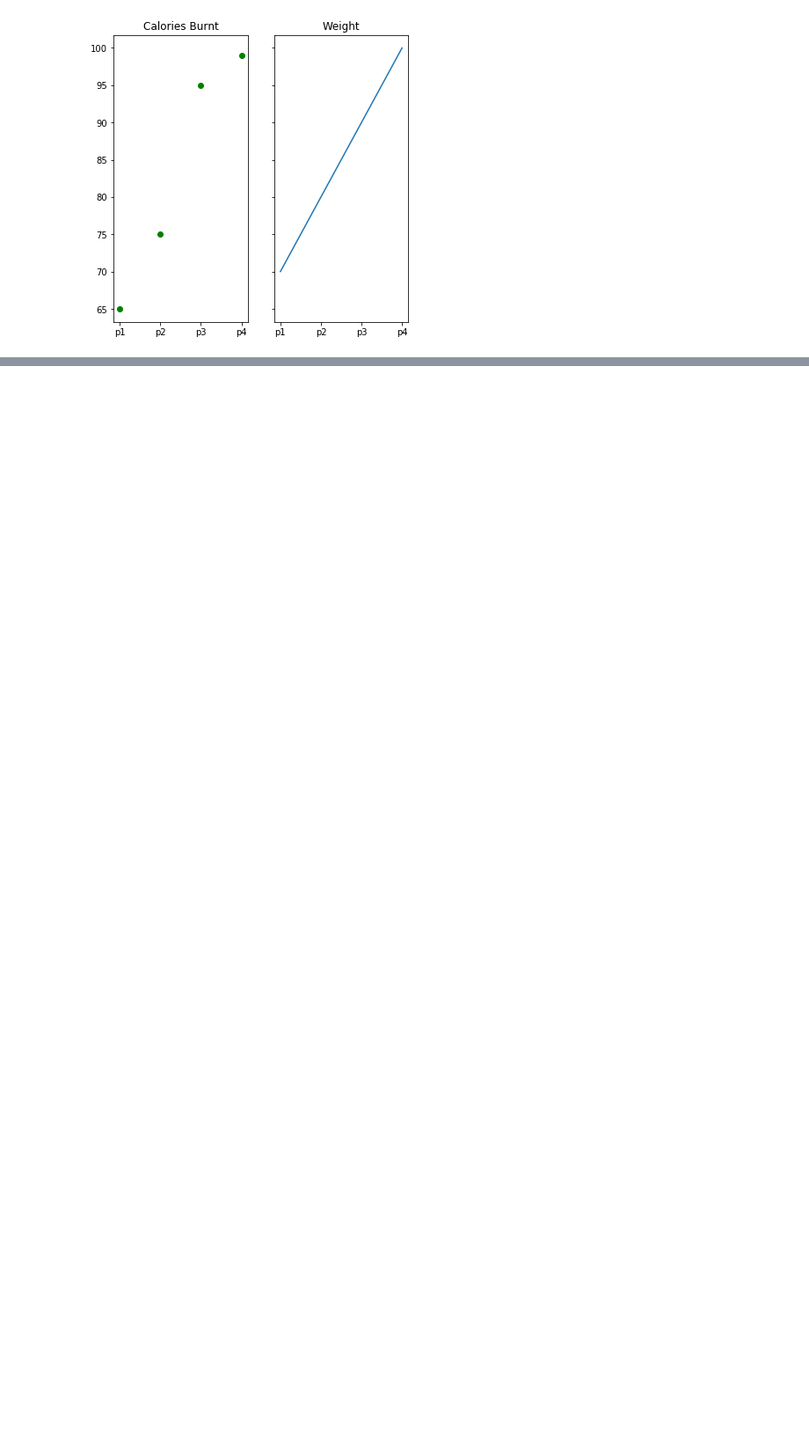
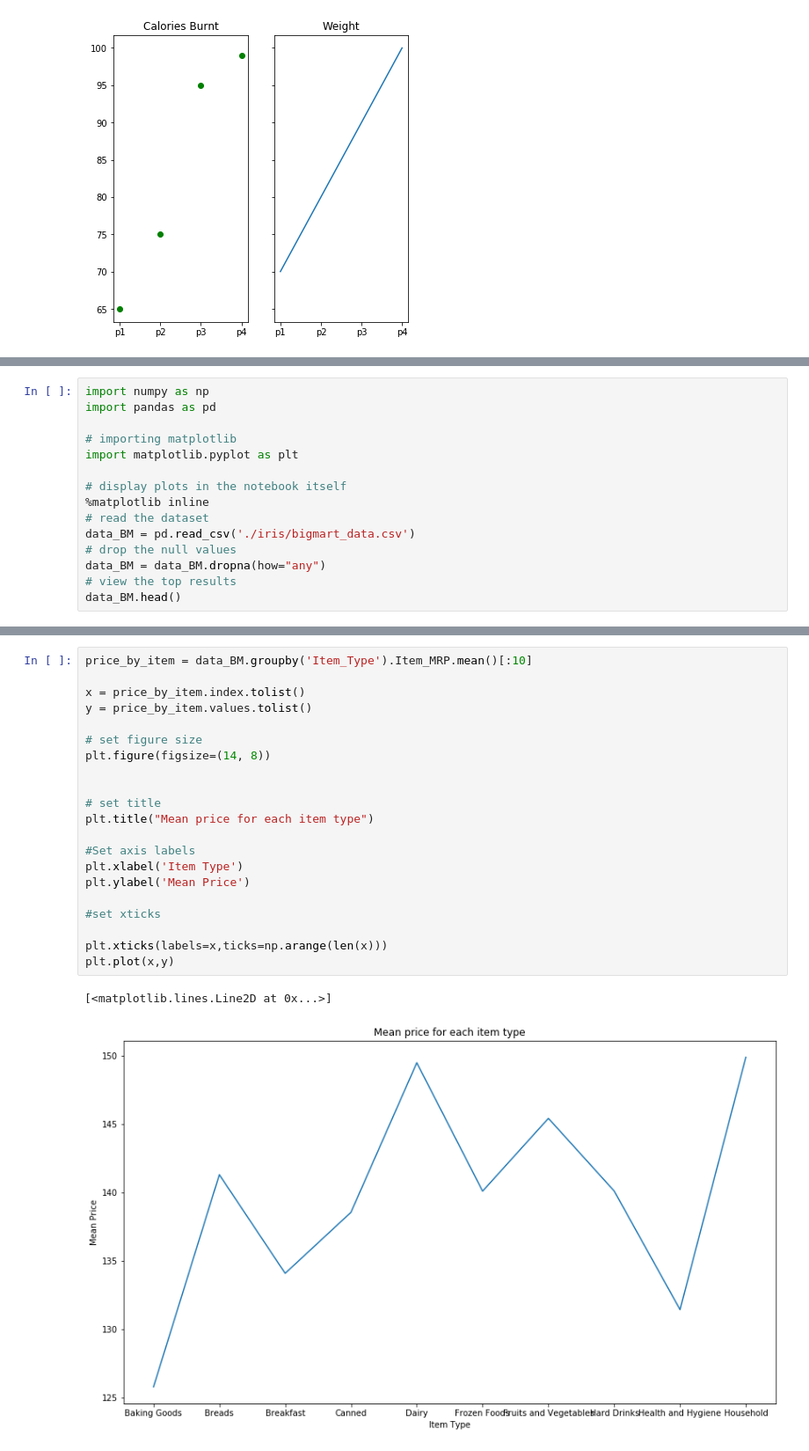
Before and after one commit to sntshred/DataScience, a Jupyter notebook: Operators.ipynb, the cells around one changed output, grey strips where cells are left out. Shown: that part at 88% size. Saved outputs shown, nothing was run; the diff lists cells and outputs as text; blank space fills up the shorter version.

Commit message:
basics of matplotlib compilation

```diff
--- a/Operators.ipynb
+++ b/Operators.ipynb
@@ -3343,0 +3351,15 @@ ax[1].set_xticklabels(labels=['p1', 'p2', 'p3', 'p4']);
+# %%
+import numpy as np
+import pandas as pd
+
+# importing matplotlib
+import matplotlib.pyplot as plt
+
+# display plots in the notebook itself
+%matplotlib inline
+# read the dataset
+data_BM = pd.read_csv('./iris/bigmart_data.csv')
+# drop the null values
+data_BM = data_BM.dropna(how="any")
+# view the top results
+data_BM.head()
@@ -3343,0 +3396,24 @@ ax[1].set_xticklabels(labels=['p1', 'p2', 'p3', 'p4']);
+# %%
+price_by_item = data_BM.groupby('Item_Type').Item_MRP.mean()[:10]
+
+x = price_by_item.index.tolist()
+y = price_by_item.values.tolist()
+
+# set figure size
+plt.figure(figsize=(14, 8))
+
+
+# set title
+plt.title("Mean price for each item type")
+
+#Set axis labels
+plt.xlabel('Item Type')
+plt.ylabel('Mean Price')
+
+#set xticks
+
+plt.xticks(labels=x,ticks=np.arange(len(x)))
+plt.plot(x,y)
+# %% [output]
+[<matplotlib.lines.Line2D at 0x...>]
+[figure, added]
```
Also changed, not shown: parts of 18 cells of this notebook.
